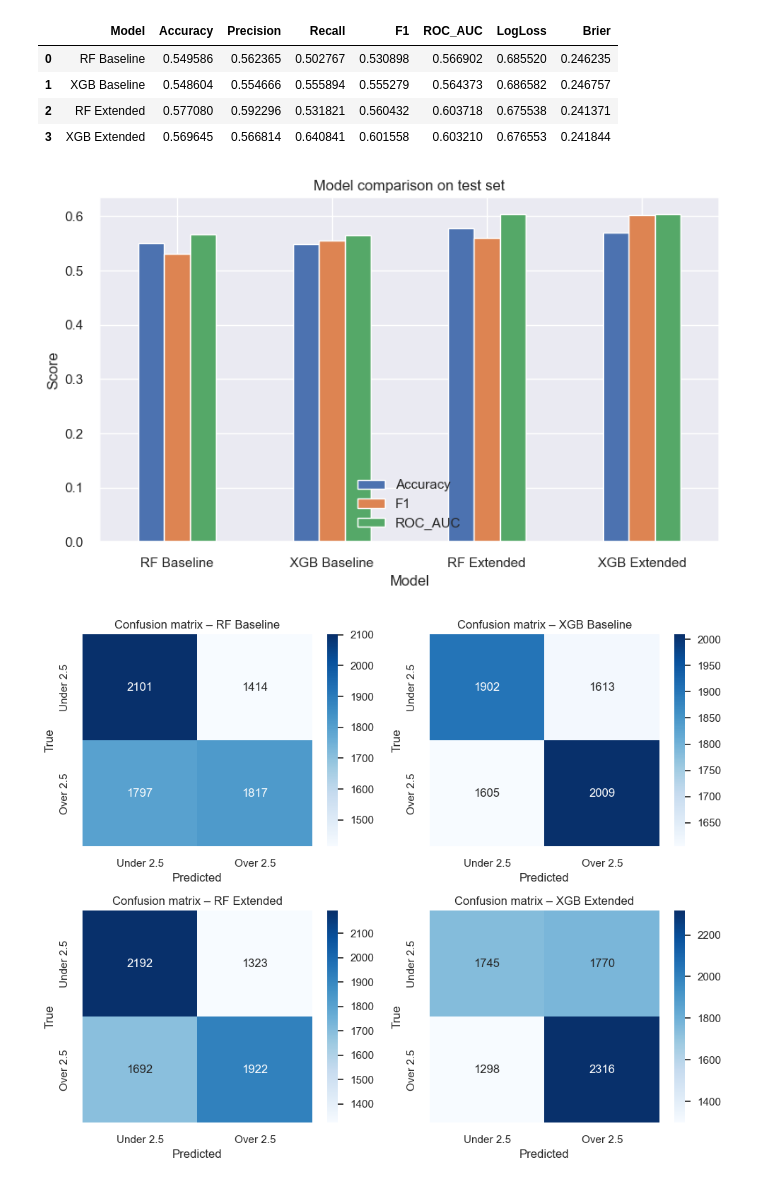
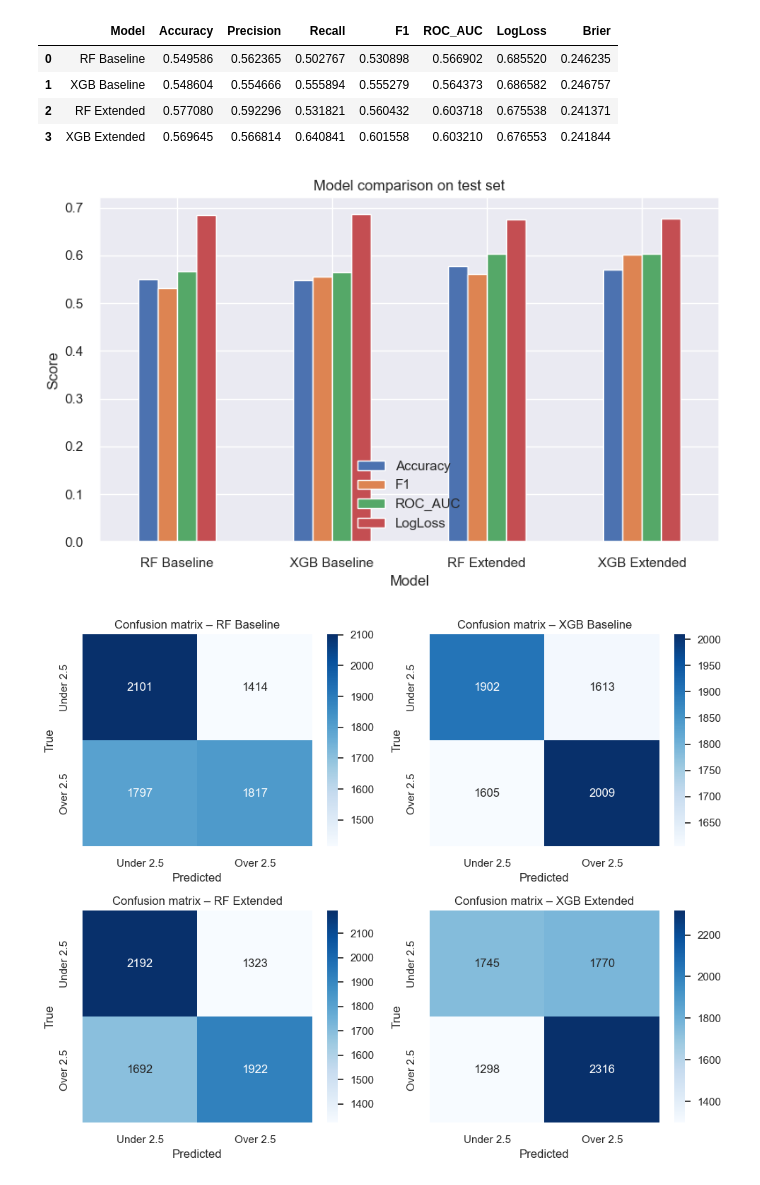
Before and after one commit to OndrejZ24/soccer-leagues-predictions, a Jupyter notebook: model_comparison.ipynb, the cells around one changed output. Drawn from its saved outputs; the diff is of its cells as text; code cells hidden in the pictures.

```diff
--- a/model_comparison.ipynb
+++ b/model_comparison.ipynb
@@ -156,17 +135,17 @@ metrics_df
 # %%
 fig, ax = plt.subplots(figsize=(8, 5))
 
-metrics_to_show = ["Accuracy", "F1", "ROC_AUC"]
+metrics_to_show = ["Accuracy", "F1", "ROC_AUC", "LogLoss"]
 subset = metrics_df.set_index("Model")[metrics_to_show]
 
 subset.plot(kind="bar", ax=ax)
 ax.set_title("Model comparison on test set")
 ax.set_ylabel("Score")
 plt.xticks(rotation=0)
 plt.tight_layout()
 plt.show()
 # %% [output]
-[figure, old version]
+[figure, new version]
 # %%
 import matplotlib.pyplot as plt
 import seaborn as sns
```
Also changed, not shown: parts of 7 cells of this notebook.
